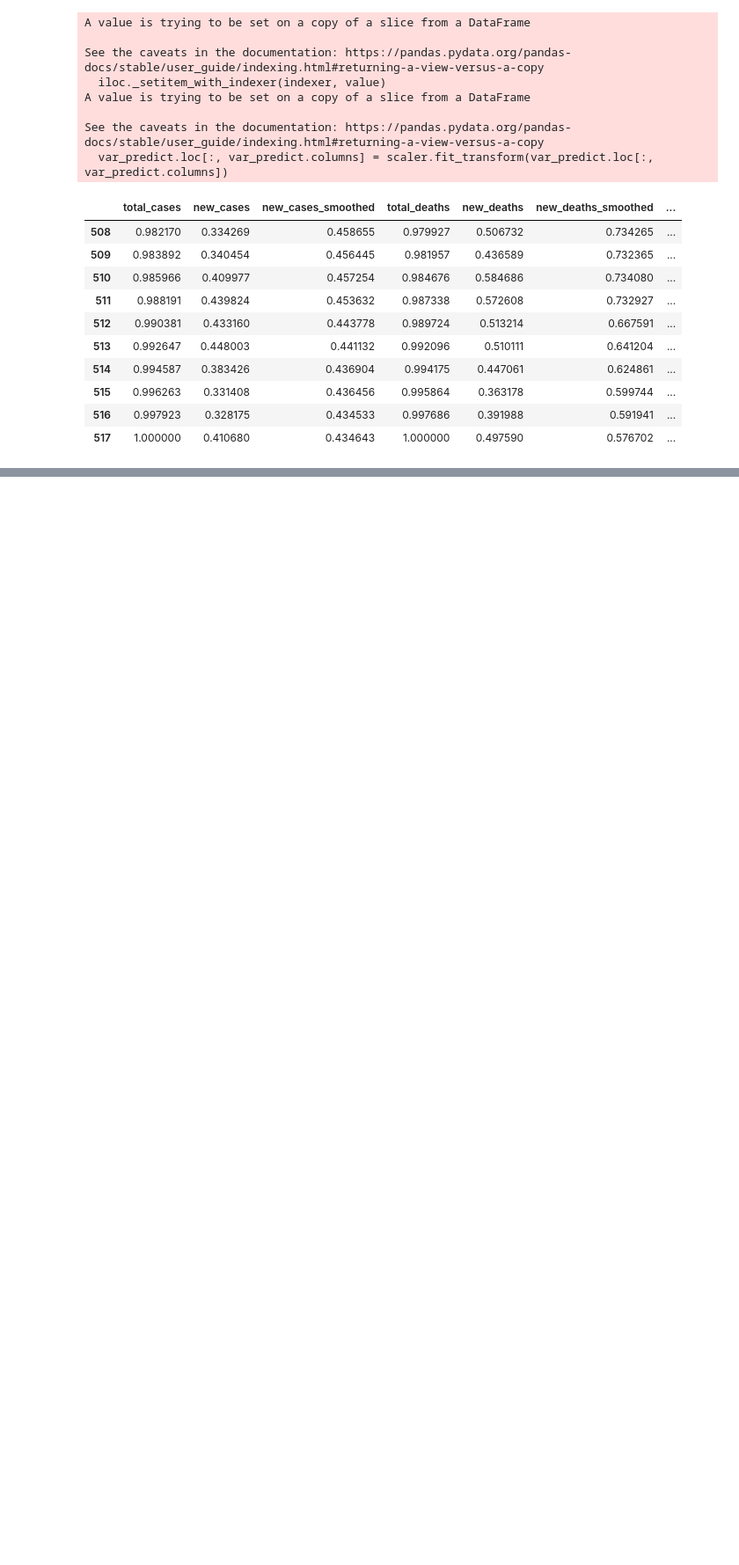
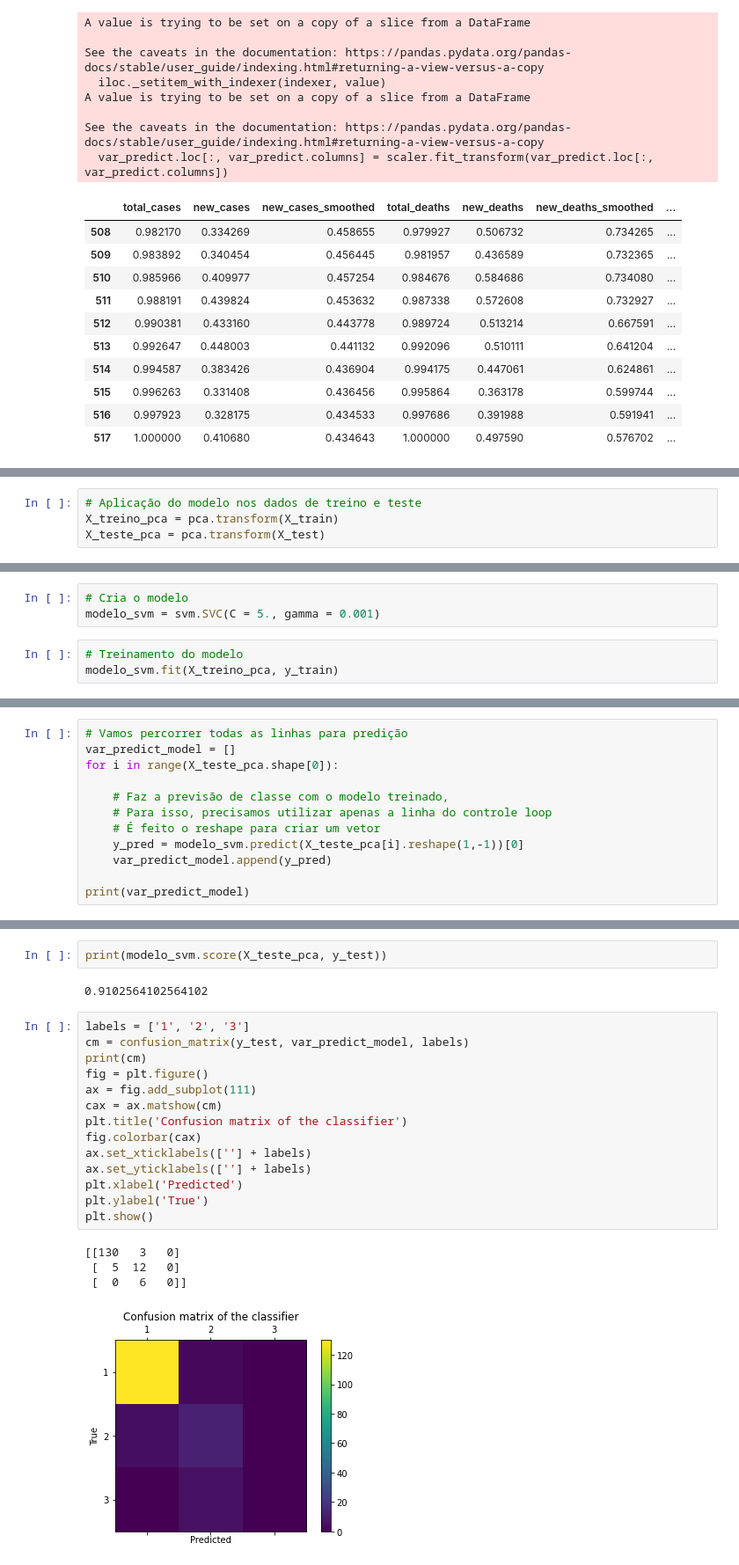
Before and after one commit to mentoriadsa/projetodsa, a Jupyter notebook: Python/Pré-processamento - Location World.ipynb, the cells around one changed output, grey strips where cells are left out. Shown at 88% size. Saved outputs shown, nothing was run; the diff lists cells and outputs as text; blank space fills up the shorter version.

Commit message:
Finalização do modelo SVM

```diff
--- a/Python/Pré-processamento - Location World.ipynb
+++ b/Python/Pré-processamento - Location World.ipynb
@@ -601,0 +578,4 @@ Variância: [8.74161285e-01 8.29171727e-02 2.92623682e-02 1.16509800e-02
+# %%
+# Aplicação do modelo nos dados de treino e teste
+X_treino_pca = pca.transform(X_train)
+X_teste_pca = pca.transform(X_test)
@@ -601,0 +592,6 @@ Variância: [8.74161285e-01 8.29171727e-02 2.92623682e-02 1.16509800e-02
+# %%
+# Cria o modelo
+modelo_svm = svm.SVC(C = 5., gamma = 0.001)
+# %%
+# Treinamento do modelo
+modelo_svm.fit(X_treino_pca, y_train)
@@ -601,0 +604,12 @@ Variância: [8.74161285e-01 8.29171727e-02 2.92623682e-02 1.16509800e-02
+# %%
+# Vamos percorrer todas as linhas para predição
+var_predict_model = []
+for i in range(X_teste_pca.shape[0]):
+
+    # Faz a previsão de classe com o modelo treinado,
+    # Para isso, precisamos utilizar apenas a linha do controle loop
+    # É feito o reshape para criar um vetor
+    y_pred = modelo_svm.predict(X_teste_pca[i].reshape(1,-1))[0]
+    var_predict_model.append(y_pred)
+
+print(var_predict_model)
@@ -601,0 +618,23 @@ Variância: [8.74161285e-01 8.29171727e-02 2.92623682e-02 1.16509800e-02
+# %%
+print(modelo_svm.score(X_teste_pca, y_test))
+# %% [output]
+0.9102564102564102
+# %%
+labels = ['1', '2', '3']
+cm = confusion_matrix(y_test, var_predict_model, labels)
+print(cm)
+fig = plt.figure()
+ax = fig.add_subplot(111)
+cax = ax.matshow(cm)
+plt.title('Confusion matrix of the classifier')
+fig.colorbar(cax)
+ax.set_xticklabels([''] + labels)
+ax.set_yticklabels([''] + labels)
+plt.xlabel('Predicted')
+plt.ylabel('True')
+plt.show()
+# %% [output]
+[[130   3   0]
+ [  5  12   0]
+ [  0   6   0]]
+[figure, added]
```
Also changed, not shown: parts of 17 cells of this notebook.
